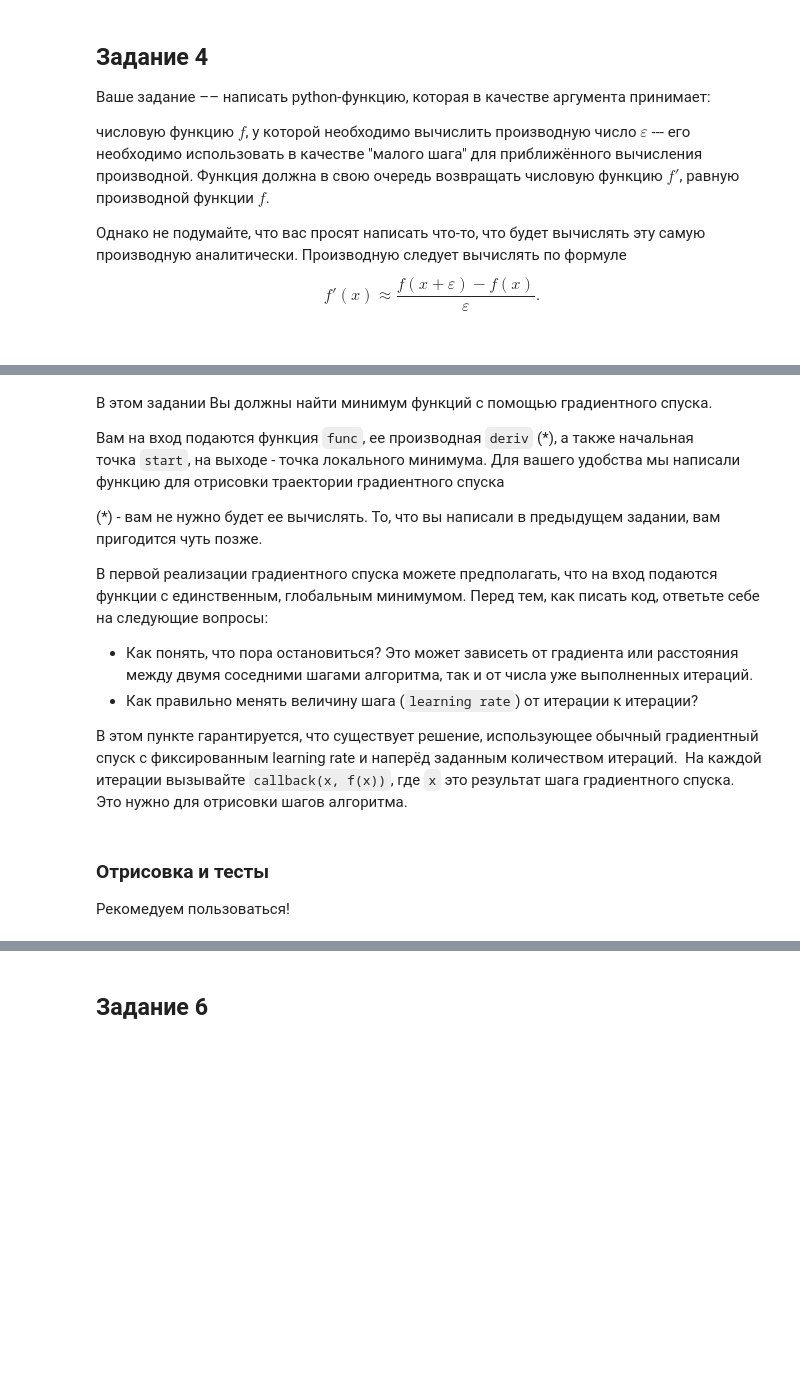
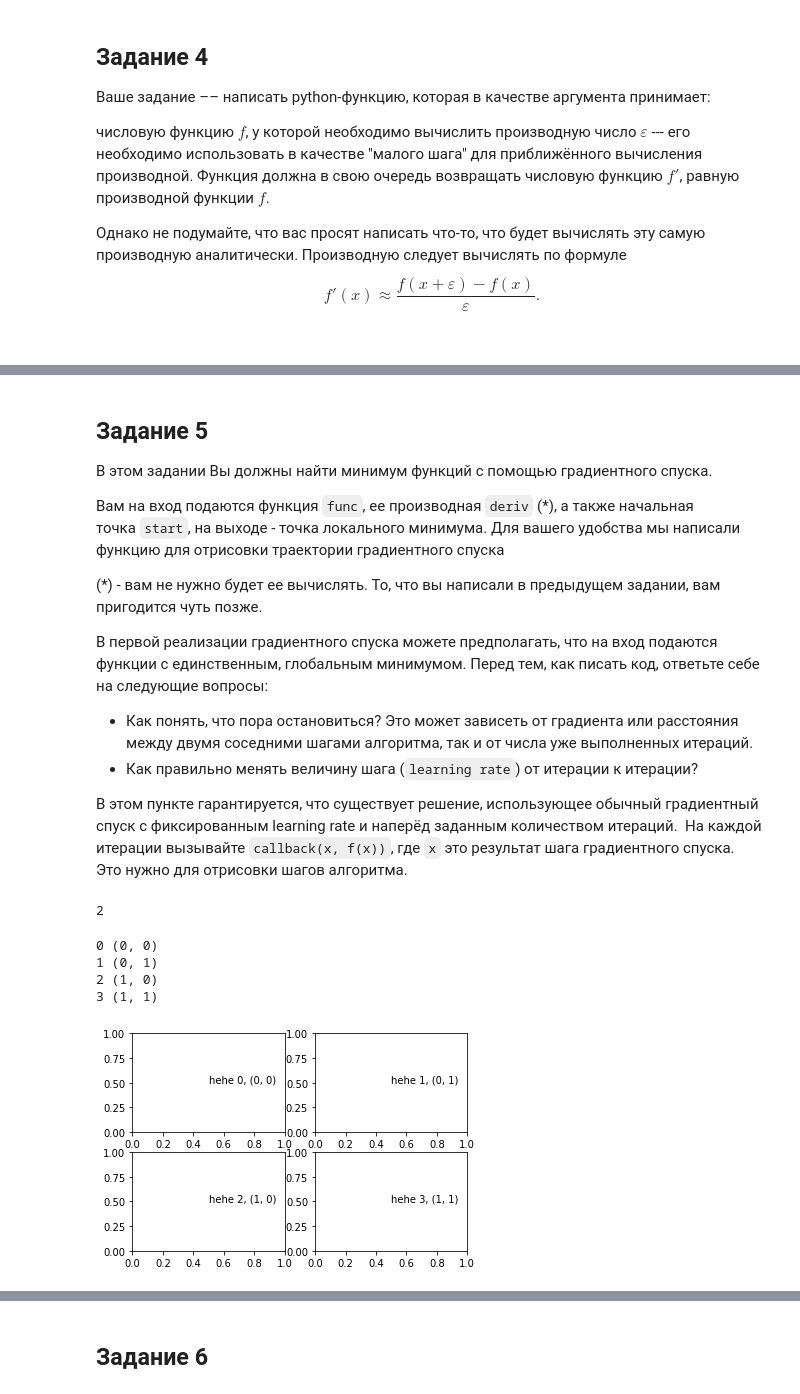
Before and after one commit to maratzainullin/ml-dl, a Jupyter notebook: [homework]gradient.ipynb, the cells around one changed output, grey strips where cells are left out. Cells and saved outputs as stored; diff of their text form; code cells hidden in the pictures; blank space fills up the shorter version.

```diff
--- a/[homework]gradient.ipynb
+++ b/[homework]gradient.ipynb
@@ -123,4 +127,5 @@ Ok
 # %% [markdown]
+## Задание 5 ##
 В этом задании Вы должны найти минимум функций с помощью градиентного спуска.
 
 Вам на вход подаются функция `func`, ее производная `deriv` (*), а также начальная точка `start`, на выходе - точка локального минимума. Для вашего удобства мы написали функцию для отрисовки траектории градиентного спуска
@@ -171,7 +166,4 @@ def grad_descent_v1(f, deriv, x0=None, lr=0.3, iters=100, callback=None):
     return x
-# %% [markdown]
-### Отрисовка и тесты
-Рекомедуем пользоваться!
 # %%
 test_cases = {
     "square": {
@@ -201,0 +279,18 @@ test_cases = {
+# %%
+n = 10
+print(n // 4)
+# %% [output]
+2
+# %%
+fig, axes = plt.subplots(2, 2)
+for i in range(4):
+    ax_coord = np.unravel_index(i, shape=axes.shape)
+    print(i, ax_coord)
+    ax = axes[ax_coord]
+    ax.text(0.5, 0.5, f'hehe {i}, {ax_coord}')
+# %% [output]
+0 (0, 0)
+1 (0, 1)
+2 (1, 0)
+3 (1, 1)
+[figure, added]
```
Also changed, not shown: parts of 11 cells of this notebook.
